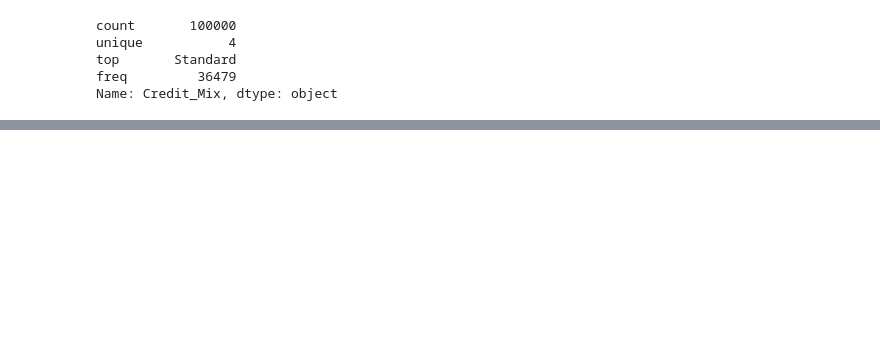
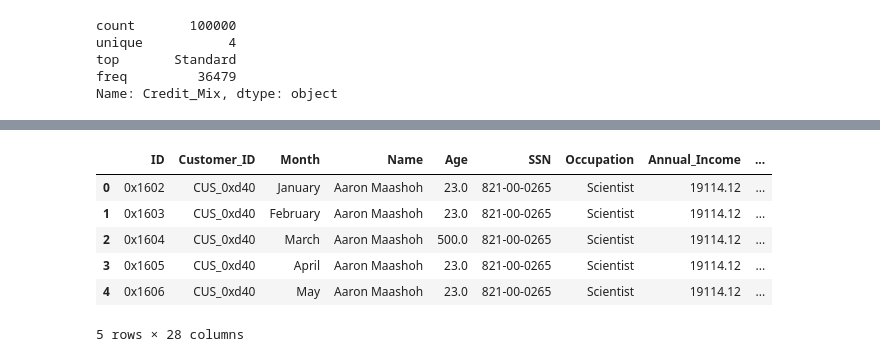
Before and after one commit to UEPP40/PUM, a Jupyter notebook: pum_01.ipynb, the cells around one changed output, grey strips where cells are left out. Drawn from its saved outputs; the diff is of its cells as text; code cells hidden in the pictures; blank space fills up the shorter version.

```diff
--- a/pum_01.ipynb
+++ b/pum_01.ipynb
@@ -189,3 +189,34 @@ unique           4
 top       Standard
 freq         36479
 Name: Credit_Mix, dtype: object
+# %%
+import seaborn as sns
+#opisz statystyki danych
+df1.describe()
+#zlicz różne wartości danych
+for i in df1.columns:
+  print(df1[i].value_counts())
+  print('*'*50)
+# pokaż liczności danych kategorycznych
+# np.sns.countplot(df1['Credit_Score'])
+#zastąp błędne dane
+df1.info()
+#zmień dane na numeryczne
+FeaturesToConvert = ['Age', 'Annual_Income', 'Num_of_Loan', 'Num_of_Delayed_Payment', 'Changed_Credit_Limit', 'Outstanding_Debt', 'Amount_invested_monthly','Monthly_Balance']
+# ale najpierw sprawdź czy nie ma błędów w danych
+for feature in FeaturesToConvert:
+  uniques = df1[feature].unique()
+  print('Feature:', '\n', feature, '\n', uniques, '\n', '--'*40, '\n')
+
+# usuń zbędne znaki '-’ , '_'
+for feature in FeaturesToConvert:
+  df1[feature] = df1[feature].str.replace('-','')
+  df1[feature] = df1[feature].str.replace('_','')
+  # puste kolumny zastąp NAN
+for feature in FeaturesToConvert:
+  df1[feature] = df1[feature].replace({'':np.nan})
+  # zmien typ zmiennych ilościowych
+for feature in FeaturesToConvert:
+  df1[feature] = df1[feature].astype('float64')
+#uzupełnij braki średnią
+df1['Monthly_Inhand_Salary']= df1['Monthly_Inhand_Salary'].fillna(method='pad')
@@ -191,0 +248,10 @@ Name: Credit_Mix, dtype: object
+# %%
+df1.head()
+# %% [output]
+|  | ID | Customer_ID | Month | Name | Age | SSN | Occupation | Annual_Income | ... |
+| 0 | 0x1602 | CUS_0xd40 | January | Aaron Maashoh | 23.0 | 821-00-0265 | Scientist | 19114.12 | ... |
+| 1 | 0x1603 | CUS_0xd40 | February | Aaron Maashoh | 23.0 | 821-00-0265 | Scientist | 19114.12 | ... |
+| 2 | 0x1604 | CUS_0xd40 | March | Aaron Maashoh | 500.0 | 821-00-0265 | Scientist | 19114.12 | ... |
+| 3 | 0x1605 | CUS_0xd40 | April | Aaron Maashoh | 23.0 | 821-00-0265 | Scientist | 19114.12 | ... |
+| 4 | 0x1606 | CUS_0xd40 | May | Aaron Maashoh | 23.0 | 821-00-0265 | Scientist | 19114.12 | ... |
+5 rows × 28 columns
```
Also changed, not shown: parts of 18 cells of this notebook.
